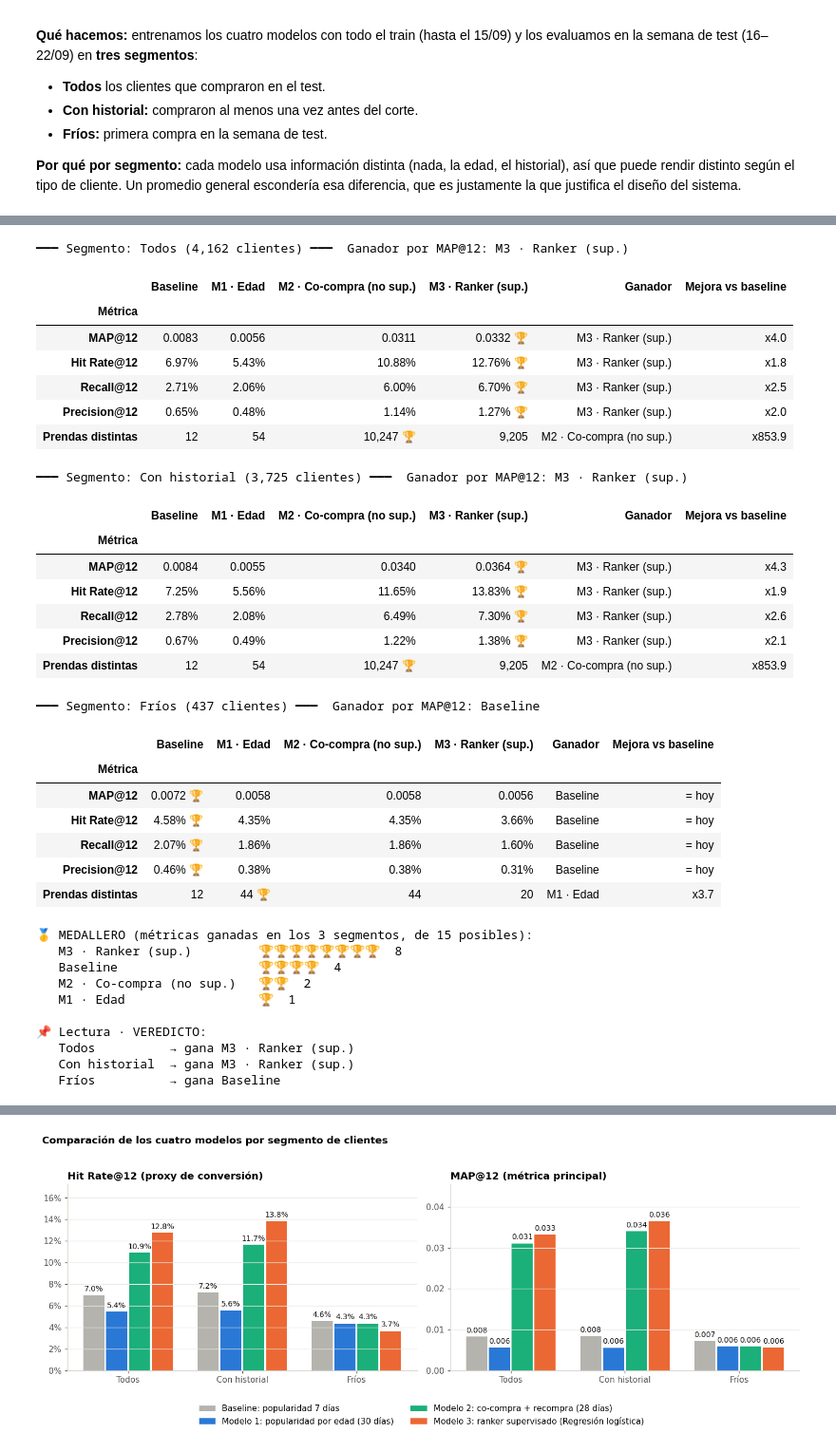
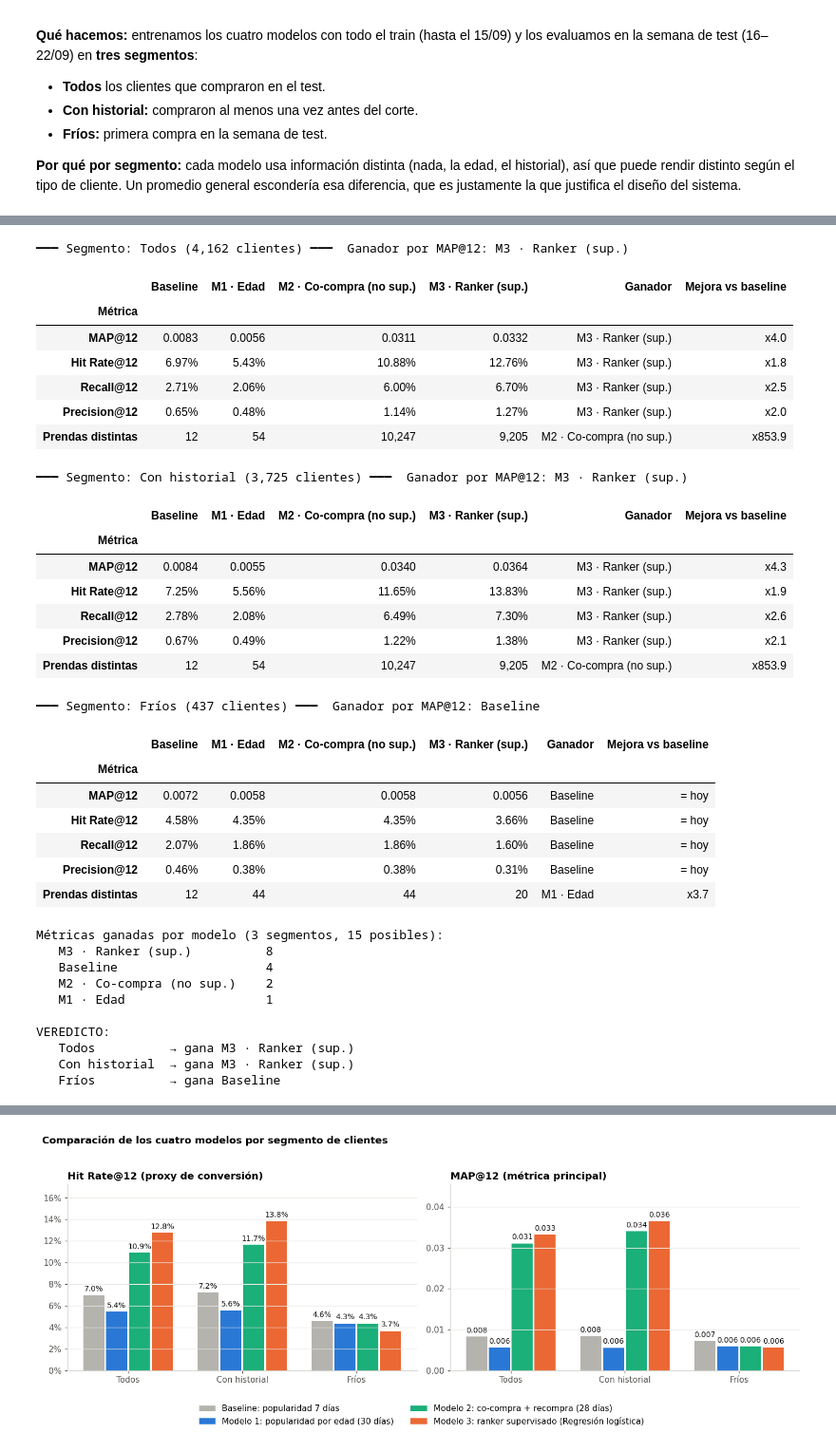
Before and after one commit to henrydatasciencegrupo/Outfit_Analytics_DataScience_Proyecto_Final, a Jupyter notebook: notebooks/04_pipeline_modelos.ipynb, the cells around one changed output, grey strips where cells are left out. Shown at 95% size. Saved outputs shown, nothing was run; the diff lists cells and outputs as text; code cells hidden in the pictures.

```diff
--- a/notebooks/04_pipeline_modelos.ipynb
+++ b/notebooks/04_pipeline_modelos.ipynb
@@ -560,7 +548,7 @@ for ax, col, f, titulo in [(axes[0], "MAP@12", lambda x: f"{x:.4f}", "MAP@12 (m
     vals = orden[col] * (100 if col == "Hit Rate@12" else 1)
     barras = ax.barh(orden["Algoritmo"], vals, color=[VERDE if k == MEJOR_ALG else GRIS for k in orden["clave"]], height=0.6)
     for b, k, x in zip(barras, orden["clave"], vals):
-        ax.text(b.get_width(), b.get_y() + b.get_height() / 2, f"  {f(x / (100 if col == 'Hit Rate@12' else 1))}" + ("  ★ elegido" if k == MEJOR_ALG else ""),
+        ax.text(b.get_width(), b.get_y() + b.get_height() / 2, f"  {f(x / (100 if col == 'Hit Rate@12' else 1))}" + ("  (elegido)" if k == MEJOR_ALG else ""),
                 va="center", fontsize=9, fontweight="bold" if k == MEJOR_ALG else "normal")
     ax.set_xlim(0, vals.max() * 1.45); ax.grid(False); ax.set_xticks([]); ax.spines["bottom"].set_visible(False)
     ax.set_title(titulo, fontsize=11)
@@ -569,7 +557,7 @@ fig.tight_layout(); guardar(fig, "19_algoritmos_ranker"); plt.show()
 
 mejor = algoritmos.set_index("clave").loc[MEJOR_ALG]
 peor = algoritmos.loc[algoritmos["MAP@12"].idxmin()]
-print(f"📌 Lectura: gana {mejor['Algoritmo']} con MAP@12 = {mejor['MAP@12']:.4f} "
+print(f"Gana {mejor['Algoritmo']} con MAP@12 = {mejor['MAP@12']:.4f} "
       f"({mejor['Hit Rate@12'] * 100:.1f} de cada 100 clientes con acierto), entrenando en {mejor['Segundos de entrenamiento']} s.")
 print(f"   Diferencia entre el mejor y el peor algoritmo: {(mejor['MAP@12'] / peor['MAP@12'] - 1) * 100:+.0f}% de MAP@12 ({peor['Algoritmo']}).")
 print(f"   El ranker de las secciones 5 y 6 usa {mejor['Algoritmo']}.")
@@ -681,65 +667,65 @@ corto = {baseline.nombre: "Baseline", modelo1.nombre: "M1 · Edad",
          modelo2.nombre: "M2 · Co-compra (no sup.)", modelo3.nombre: "M3 · Ranker (sup.)"}
 
 def formato(metrica, v):
     if metrica in PCT:
         return f"{v * 100:.2f}%"
     return f"{v:.4f}" if metrica == "MAP@12" else f"{int(v):,}"
 
 medallero = {n: 0 for n in corto.values()}
 veredicto = {}
 for g in segmentos:
     sub = comparacion[comparacion["Grupo"] == g].set_index("Modelo")[METRICAS].rename(index=corto)
     filas = []
     for met in METRICAS:
         serie = sub[met]
         gan = serie.idxmax()
         medallero[gan] += 1
         base_v = serie["Baseline"]
         mejora = (f"x{serie[gan] / base_v:.1f}" if base_v else "—") if gan != "Baseline" else "= hoy"
-        fila = {m: formato(met, v) + (" 🏆" if m == gan else "") for m, v in serie.items()}
+        fila = {m: formato(met, v) + (" (mejor)" if m == gan else "") for m, v in serie.items()}
         filas.append({"Métrica": met, **fila, "Ganador": gan, "Mejora vs baseline": mejora})
     veredicto[g] = sub["MAP@12"].idxmax()
     print(f"\n━━━ Segmento: {g} ({len(segmentos[g]):,} clientes) ━━━  Ganador por MAP@12: {veredicto[g]}")
     display(pd.DataFrame(filas).set_index("Métrica"))
 
-print("\n🥇 MEDALLERO (métricas ganadas en los 3 segmentos, de 15 posibles):")
+print("\nMétricas ganadas por modelo (3 segmentos, 15 posibles):")
 for n, v in sorted(medallero.items(), key=lambda x: -x[1]):
-    print(f"   {n:<26} {'🏆' * v}  {v}")
-print("\n📌 Lectura · VEREDICTO:")
+    print(f"   {n:<26} {v}")
+print("\nVEREDICTO:")
 for g, gan in veredicto.items():
     print(f"   {g:<14} → gana {gan}")
 # %% [output]
 ━━━ Segmento: Todos (4,162 clientes) ━━━  Ganador por MAP@12: M3 · Ranker (sup.)
 |  | Baseline | M1 · Edad | M2 · Co-compra (no sup.) | M3 · Ranker (sup.) | Ganador | Mejora vs baseline |
 | Métrica |  |  |  |  |  |  |
-| MAP@12 | 0.0083 | 0.0056 | 0.0311 | 0.0332 🏆 | M3 · Ranker (sup.) | x4.0 |
-| Hit Rate@12 | 6.97% | 5.43% | 10.88% | 12.76% 🏆 | M3 · Ranker (sup.) | x1.8 |
-| Recall@12 | 2.71% | 2.06% | 6.00% | 6.70% 🏆 | M3 · Ranker (sup.) | x2.5 |
-| Precision@12 | 0.65% | 0.48% | 1.14% | 1.27% 🏆 | M3 · Ranker (sup.) | x2.0 |
-| Prendas distintas | 12 | 54 | 10,247 🏆 | 9,205 | M2 · Co-compra (no sup.) | x853.9 |
+| MAP@12 | 0.0083 | 0.0056 | 0.0311 | 0.0332 | M3 · Ranker (sup.) | x4.0 |
+| Hit Rate@12 | 6.97% | 5.43% | 10.88% | 12.76% | M3 · Ranker (sup.) | x1.8 |
+| Recall@12 | 2.71% | 2.06% | 6.00% | 6.70% | M3 · Ranker (sup.) | x2.5 |
+| Precision@12 | 0.65% | 0.48% | 1.14% | 1.27% | M3 · Ranker (sup.) | x2.0 |
+| Prendas distintas | 12 | 54 | 10,247 | 9,205 | M2 · Co-compra (no sup.) | x853.9 |
 ━━━ Segmento: Con historial (3,725 clientes) ━━━  Ganador por MAP@12: M3 · Ranker (sup.)
 |  | Baseline | M1 · Edad | M2 · Co-compra (no sup.) | M3 · Ranker (sup.) | Ganador | Mejora vs baseline |
 | Métrica |  |  |  |  |  |  |
-| MAP@12 | 0.0084 | 0.0055 | 0.0340 | 0.0364 🏆 | M3 · Ranker (sup.) | x4.3 |
-| Hit Rate@12 | 7.25% | 5.56% | 11.65% | 13.83% 🏆 | M3 · Ranker (sup.) | x1.9 |
-| Recall@12 | 2.78% | 2.08% | 6.49% | 7.30% 🏆 | M3 · Ranker (sup.) | x2.6 |
-| Precision@12 | 0.67% | 0.49% | 1.22% | 1.38% 🏆 | M3 · Ranker (sup.) | x2.1 |
-| Prendas distintas | 12 | 54 | 10,247 🏆 | 9,205 | M2 · Co-compra (no sup.) | x853.9 |
+| MAP@12 | 0.0084 | 0.0055 | 0.0340 | 0.0364 | M3 · Ranker (sup.) | x4.3 |
+| Hit Rate@12 | 7.25% | 5.56% | 11.65% | 13.83% | M3 · Ranker (sup.) | x1.9 |
+| Recall@12 | 2.78% | 2.08% | 6.49% | 7.30% | M3 · Ranker (sup.) | x2.6 |
+| Precision@12 | 0.67% | 0.49% | 1.22% | 1.38% | M3 · Ranker (sup.) | x2.1 |
+| Prendas distintas | 12 | 54 | 10,247 | 9,205 | M2 · Co-compra (no sup.) | x853.9 |
 ━━━ Segmento: Fríos (437 clientes) ━━━  Ganador por MAP@12: Baseline
 |  | Baseline | M1 · Edad | M2 · Co-compra (no sup.) | M3 · Ranker (sup.) | Ganador | Mejora vs baseline |
 | Métrica |  |  |  |  |  |  |
-| MAP@12 | 0.0072 🏆 | 0.0058 | 0.0058 | 0.0056 | Baseline | = hoy |
-| Hit Rate@12 | 4.58% 🏆 | 4.35% | 4.35% | 3.66% | Baseline | = hoy |
-| Recall@12 | 2.07% 🏆 | 1.86% | 1.86% | 1.60% | Baseline | = hoy |
-| Precision@12 | 0.46% 🏆 | 0.38% | 0.38% | 0.31% | Baseline | = hoy |
-| Prendas distintas | 12 | 44 🏆 | 44 | 20 | M1 · Edad | x3.7 |
+| MAP@12 | 0.0072 | 0.0058 | 0.0058 | 0.0056 | Baseline | = hoy |
+| Hit Rate@12 | 4.58% | 4.35% | 4.35% | 3.66% | Baseline | = hoy |
+| Recall@12 | 2.07% | 1.86% | 1.86% | 1.60% | Baseline | = hoy |
+| Precision@12 | 0.46% | 0.38% | 0.38% | 0.31% | Baseline | = hoy |
+| Prendas distintas | 12 | 44 | 44 | 20 | M1 · Edad | x3.7 |
-🥇 MEDALLERO (métricas ganadas en los 3 segmentos, de 15 posibles):
-   M3 · Ranker (sup.)         🏆🏆🏆🏆🏆🏆🏆🏆  8
-   Baseline                   🏆🏆🏆🏆  4
-   M2 · Co-compra (no sup.)   🏆🏆  2
-   M1 · Edad                  🏆  1
+Métricas ganadas por modelo (3 segmentos, 15 posibles):
+   M3 · Ranker (sup.)          8
+   Baseline                    4
+   M2 · Co-compra (no sup.)    2
+   M1 · Edad                   1
 
-📌 Lectura · VEREDICTO:
+VEREDICTO:
    Todos          → gana M3 · Ranker (sup.)
    Con historial  → gana M3 · Ranker (sup.)
    Fríos          → gana Baseline
```
Also changed, not shown: parts of 95 cells of this notebook, 25 other files.
